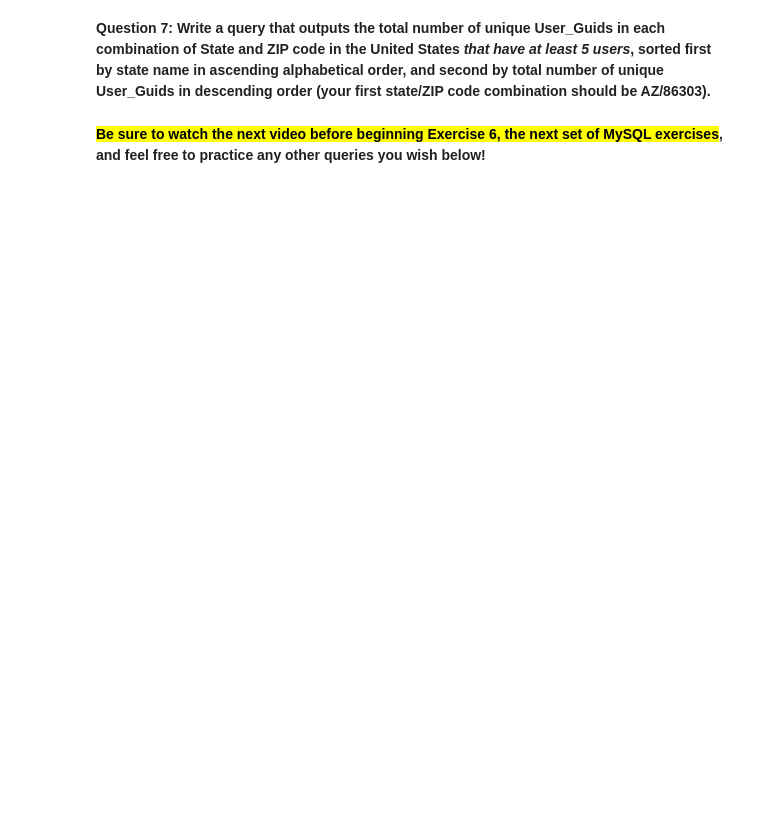
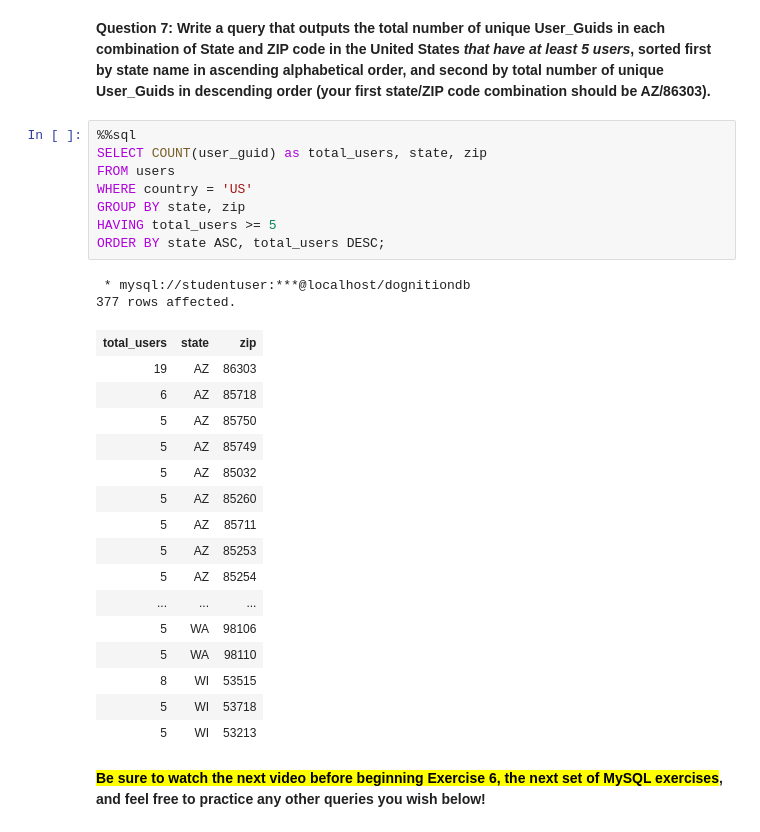
Before and after one commit to Renatochaz/SQL-for-Big-Data, a Jupyter notebook: MySQL_exercises/MySQL_Exercise_05_Summaries_of_Groups_of_Data.ipynb, the cells around one changed output. Saved outputs shown, nothing was run; the diff lists cells and outputs as text; blank space fills up the shorter version.

```diff
--- a/MySQL_exercises/MySQL_Exercise_05_Summaries_of_Groups_of_Data.ipynb
+++ b/MySQL_exercises/MySQL_Exercise_05_Summaries_of_Groups_of_Data.ipynb
@@ -141,4 +321,31 @@ We will review several issues that can be tricky about using GROUP BY in your qu
 # %% [markdown]
 **Question 7: Write a query that outputs the total number of unique User_Guids in each combination of State and ZIP code in the United States *that have at least 5 users*, sorted first by state name in ascending alphabetical order, and second by total number of unique User_Guids in descending order (your first state/ZIP code combination should be AZ/86303).**
+# %%
+%%sql
+SELECT COUNT(user_guid) as total_users, state, zip
+FROM users
+WHERE country = 'US'
+GROUP BY state, zip
+HAVING total_users >= 5
+ORDER BY state ASC, total_users DESC;
+# %% [output]
+ * mysql://studentuser:***@localhost/dognitiondb
+377 rows affected.
+| total_users | state | zip |
+| 19 | AZ | 86303 |
+| 6 | AZ | 85718 |
+| 5 | AZ | 85750 |
+| 5 | AZ | 85749 |
+| 5 | AZ | 85032 |
+| 5 | AZ | 85260 |
+| 5 | AZ | 85711 |
+| 5 | AZ | 85253 |
+| 5 | AZ | 85254 |
+| ... | ... | ... |
+| 5 | WA | 98106 |
+| 5 | WA | 98110 |
+| 8 | WI | 53515 |
+| 5 | WI | 53718 |
+| 5 | WI | 53213 |
 # %% [markdown]
 <mark>**Be sure to watch the next video before beginning Exercise 6, the next set of MySQL exercises</mark>,** **and feel free to practice any other queries you wish below!**
```
Also changed, not shown: parts of 10 cells of this notebook, 4 other files.
